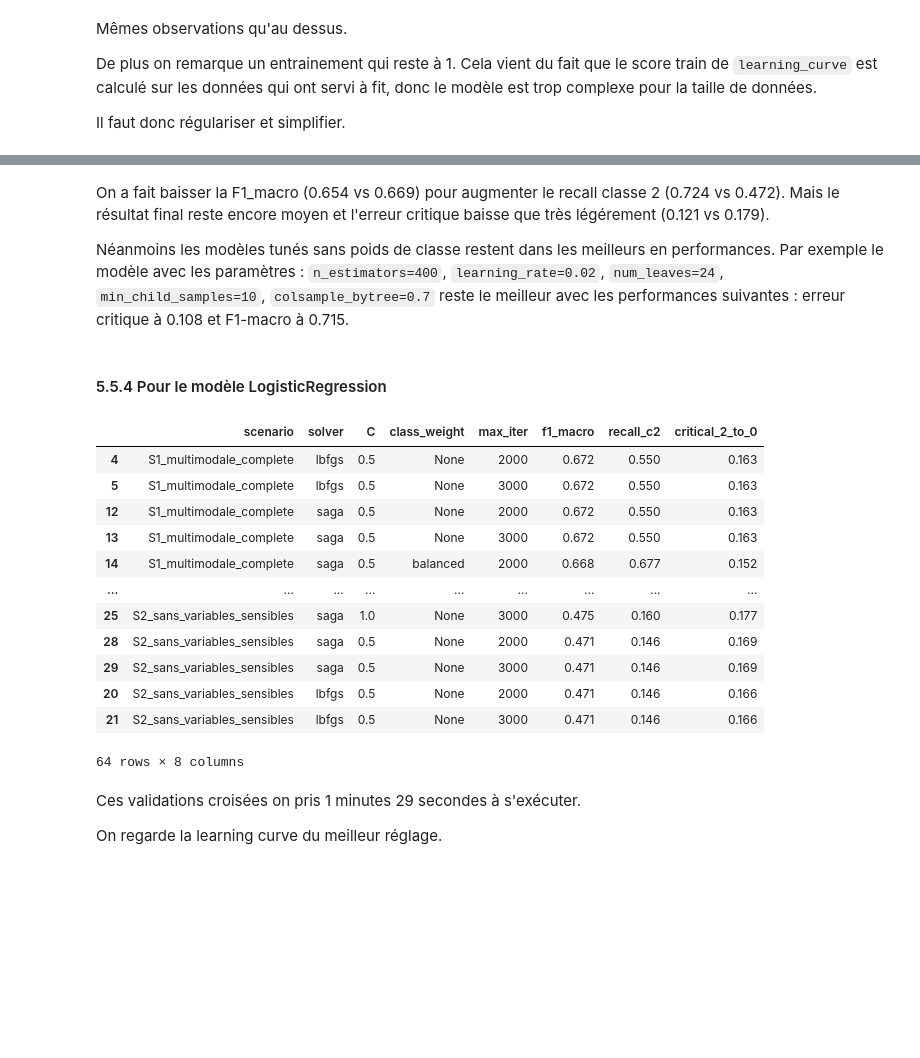
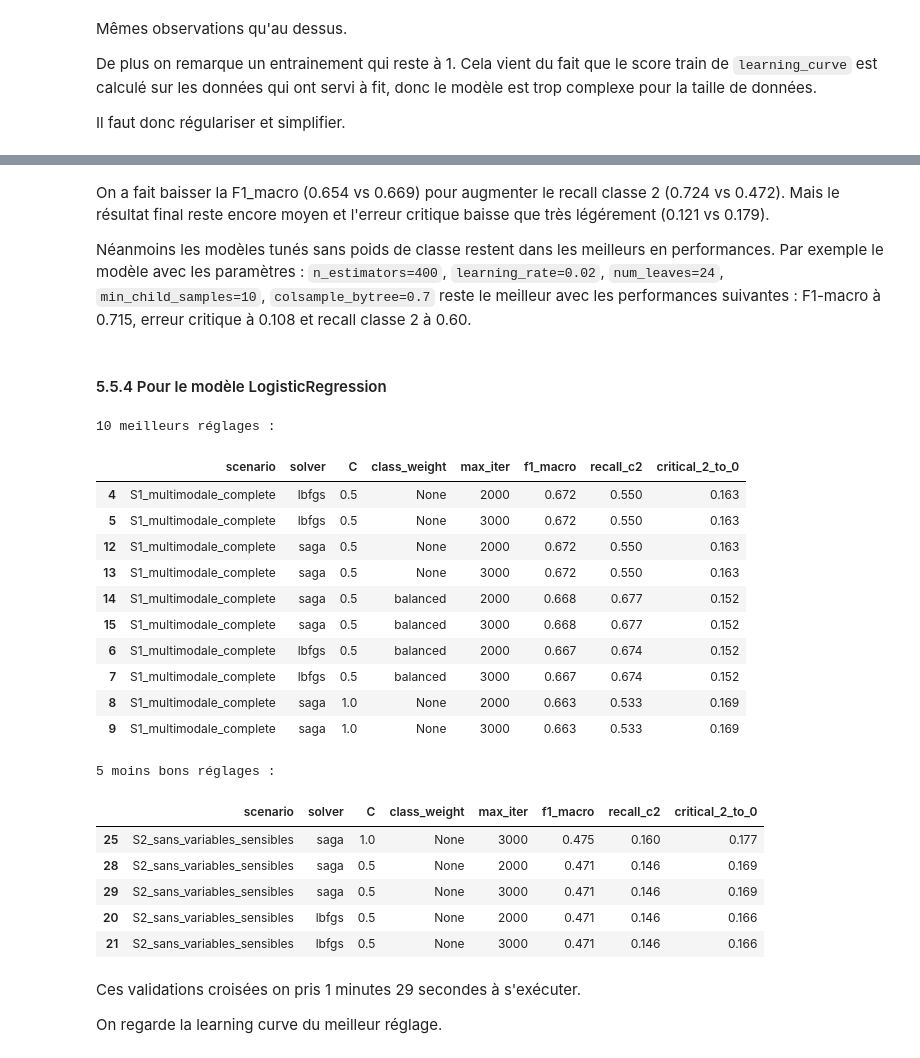
Before and after one commit to rbatos/Cas_usage_certif, a Jupyter notebook: notebooks/matrice-notebook-romain.ipynb, the cells around one changed output, grey strips where cells are left out. Cells and saved outputs as stored; diff of their text form; code cells hidden in the pictures; blank space fills up the shorter version.

Commit message:
docs(docs) version avec modèles sauvegardés, reste l'industrialisation

```diff
--- a/notebooks/matrice-notebook-romain.ipynb
+++ b/notebooks/matrice-notebook-romain.ipynb
@@ -784,7 +822,7 @@ cat_pipe = Pipeline(steps=[
 # 4. Sous-pipeline textuel (TF-IDF) => vectorisation du texte
 text_pipe = Pipeline(steps=[
     ("imputer", SimpleImputer(strategy="constant", fill_value="")),        # Remplace les valeurs manquantes par une chaîne vide
-    ("to_1d", FunctionTransformer(lambda x: x.ravel(), validate=False)),   # Transforme le tableau 2D en 1D pour TfidfVectorizer
+    ("to_1d", FunctionTransformer(np.ravel, validate=False)),   # Transforme le tableau 2D en 1D pour TfidfVectorizer
     ("tfidf", TfidfVectorizer(min_df=2, ngram_range=(1,2)))                # Vectorisation TF-IDF avec n-grammes (1,2)
 ])
 
@@ -1892,7 +1972,7 @@ plt.show()
 On a fait baisser la F1_macro (0.654 vs 0.669) pour augmenter le recall classe 2 (0.724 vs 0.472). Mais le résultat final reste encore moyen et l'erreur critique baisse que très légérement (0.121 vs 0.179).
 
 Néanmoins les modèles tunés sans poids de classe restent dans les meilleurs en performances.
-Par exemple le modèle avec les paramètres : `n_estimators=400`, `learning_rate=0.02`, `num_leaves=24`, `min_child_samples=10`, `colsample_bytree=0.7` reste le meilleur avec les performances suivantes : erreur critique à 0.108 et F1-macro à 0.715.
+Par exemple le modèle avec les paramètres : `n_estimators=400`, `learning_rate=0.02`, `num_leaves=24`, `min_child_samples=10`, `colsample_bytree=0.7` reste le meilleur avec les performances suivantes : F1-macro à 0.715, erreur critique à 0.108 et recall classe 2 à 0.60.
 # %% [markdown]
 #### 5.5.4 Pour le modèle LogisticRegression
 # %%
@@ -1920,41 +2000,51 @@ for scenario_name in scenarios.keys():
                             "f1_macro": "f1_macro",
                             "recall_c2": make_scorer(recall_class_2),
                             "precision_c2": make_scorer(precision_class_2),
                             "f1_c2": make_scorer(f1_class_2),
                             "critical_2_to_0": make_scorer(critical_error_2_to_0, greater_is_better=False),
                             "neg_log_loss": "neg_log_loss",
                         },
                         error_score="raise",
                         n_jobs=1
                     )
                     lignes.append({
                         "scenario": scenario_name,
                         "solver": n,
                         "C": o,
                         "class_weight": p,
                         "max_iter": q,
                         "f1_macro": round(scores['test_f1_macro'].mean(), 3),
                         "recall_c2": round(scores['test_recall_c2'].mean(), 3),
                         "critical_2_to_0": round(-scores['test_critical_2_to_0'].mean(), 3)
                     })
 
 resultats_cv_logreg = pd.DataFrame(lignes).sort_values(["f1_macro", "critical_2_to_0"], ascending=[False, False])
 
-display(resultats_cv_logreg)
+print("10 meilleurs réglages :")
+display(resultats_cv_logreg.head(10))
+
+print("5 moins bons réglages :")
+display(resultats_cv_logreg.tail(5))
 # %% [output]
+10 meilleurs réglages :
 |  | scenario | solver | C | class_weight | max_iter | f1_macro | recall_c2 | critical_2_to_0 |
 | 4 | S1_multimodale_complete | lbfgs | 0.5 | None | 2000 | 0.672 | 0.550 | 0.163 |
 | 5 | S1_multimodale_complete | lbfgs | 0.5 | None | 3000 | 0.672 | 0.550 | 0.163 |
 | 12 | S1_multimodale_complete | saga | 0.5 | None | 2000 | 0.672 | 0.550 | 0.163 |
 | 13 | S1_multimodale_complete | saga | 0.5 | None | 3000 | 0.672 | 0.550 | 0.163 |
 | 14 | S1_multimodale_complete | saga | 0.5 | balanced | 2000 | 0.668 | 0.677 | 0.152 |
-| ... | ... | ... | ... | ... | ... | ... | ... | ... |
-| 25 | S2_sans_variables_sensibles | saga | 1.0 | None | 3000 | 0.475 | 0.160 | 0.177 |
-| 28 | S2_sans_variables_sensibles | saga | 0.5 | None | 2000 | 0.471 | 0.146 | 0.169 |
-| 29 | S2_sans_variables_sensibles | saga | 0.5 | None | 3000 | 0.471 | 0.146 | 0.169 |
-| 20 | S2_sans_variables_sensibles | lbfgs | 0.5 | None | 2000 | 0.471 | 0.146 | 0.166 |
-| 21 | S2_sans_variables_sensibles | lbfgs | 0.5 | None | 3000 | 0.471 | 0.146 | 0.166 |
+| 15 | S1_multimodale_complete | saga | 0.5 | balanced | 3000 | 0.668 | 0.677 | 0.152 |
+| 6 | S1_multimodale_complete | lbfgs | 0.5 | balanced | 2000 | 0.667 | 0.674 | 0.152 |
+| 7 | S1_multimodale_complete | lbfgs | 0.5 | balanced | 3000 | 0.667 | 0.674 | 0.152 |
+| 8 | S1_multimodale_complete | saga | 1.0 | None | 2000 | 0.663 | 0.533 | 0.169 |
+| 9 | S1_multimodale_complete | saga | 1.0 | None | 3000 | 0.663 | 0.533 | 0.169 |
-64 rows × 8 columns
+5 moins bons réglages :
+|  | scenario | solver | C | class_weight | max_iter | f1_macro | recall_c2 | critical_2_to_0 |
+| 25 | S2_sans_variables_sensibles | saga | 1.0 | None | 3000 | 0.475 | 0.160 | 0.177 |
+| 28 | S2_sans_variables_sensibles | saga | 0.5 | None | 2000 | 0.471 | 0.146 | 0.169 |
+| 29 | S2_sans_variables_sensibles | saga | 0.5 | None | 3000 | 0.471 | 0.146 | 0.169 |
+| 20 | S2_sans_variables_sensibles | lbfgs | 0.5 | None | 2000 | 0.471 | 0.146 | 0.166 |
+| 21 | S2_sans_variables_sensibles | lbfgs | 0.5 | None | 3000 | 0.471 | 0.146 | 0.166 |
 # %% [markdown]
 Ces validations croisées on pris 1 minutes 29 secondes à s'exécuter.
 
```
Also changed, not shown: parts of 50 cells of this notebook, 7 other files.
